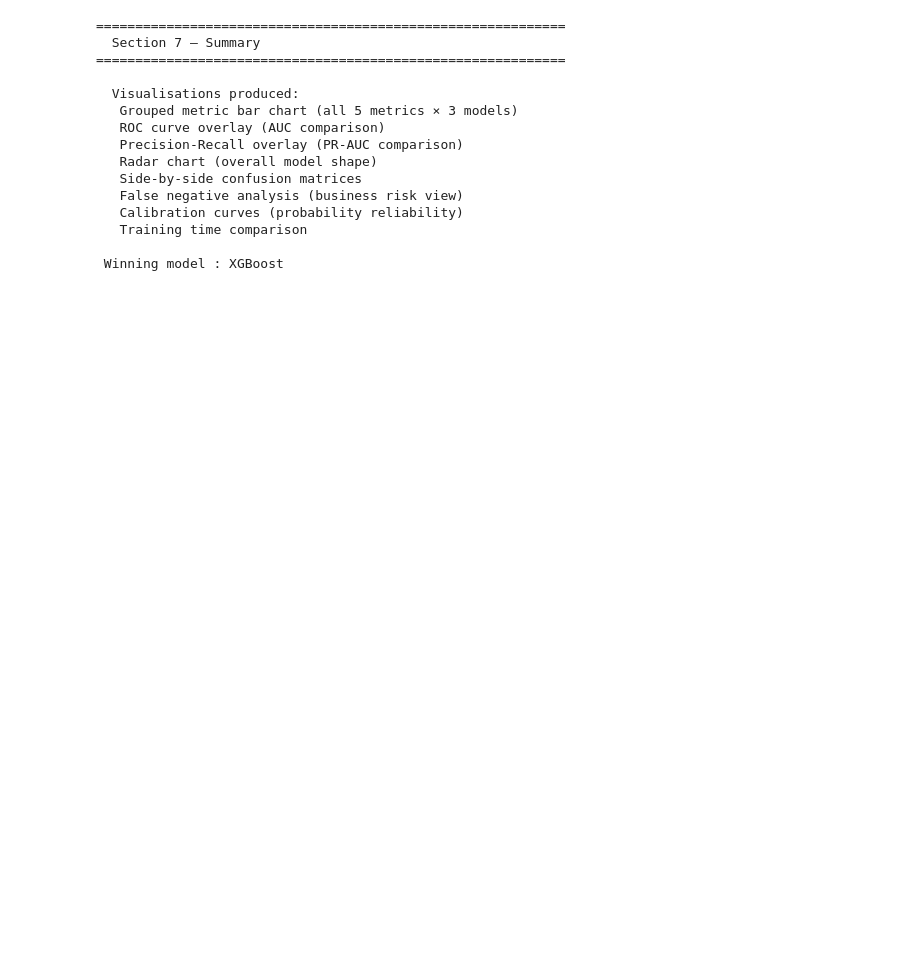
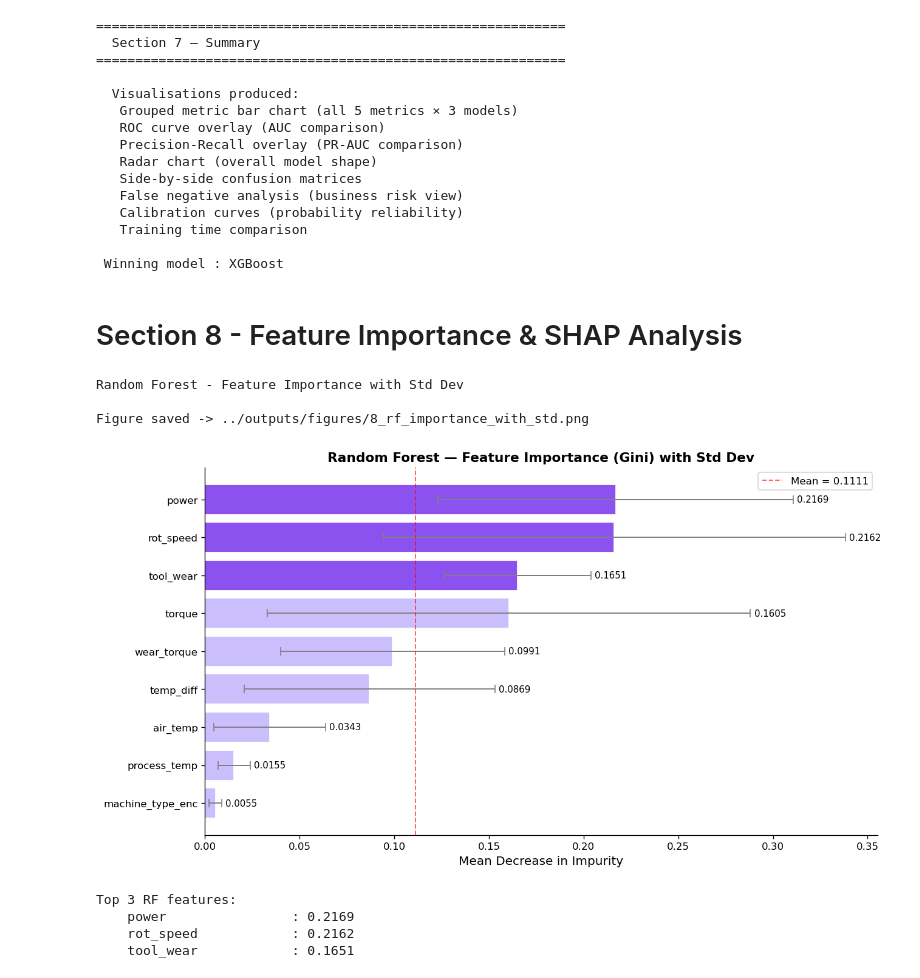
Before and after one commit to HoodaVishal/Predictive-Maintenance-ML, a Jupyter notebook: notebook/Predictive Maintenance ML.ipynb, the cells around one changed output. Saved outputs shown, nothing was run; the diff lists cells and outputs as text; code cells hidden in the pictures; blank space fills up the shorter version.

Commit message:
Add Section 8: Feature Importance and SHAP Analysis

```diff
--- a/notebook/Predictive Maintenance ML.ipynb
+++ b/notebook/Predictive Maintenance ML.ipynb
@@ -2636,3 +2636,45 @@ print()
    Training time comparison
 
  Winning model : XGBoost
+# %% [markdown]
+# Section 8 - Feature Importance & SHAP Analysis
+# %%
+# Random Forest - Built-in Importance with confidence intervals via std across trees
+print("Random Forest - Feature Importance with Std Dev\n")
+
+rf_importances = pd.Series(rf_model.feature_importances_, index = FEATURE_COLS).sort_values(ascending = False)
+
+# Std dev across individual trees
+rf_std = pd.Series( np.std([t.feature_importances_ for t in rf_model.estimators_], axis = 0), index = FEATURE_COLS
+).loc[rf_importances.index]
+
+fig, ax = plt.subplots(figsize = (11, 6))
+colors_bar = [PALETTE["rf"] if i < 3 else "#C4B5FD" for i in range(len(rf_importances))]
+
+bars = ax.barh(rf_importances.index[::-1], rf_importances.values[::-1], xerr = rf_std.values[::-1], color = colors_bar[::-1],
+               edgecolor = "white", linewidth = 1.2, capsize = 4, alpha = 0.88, error_kw = dict(ecolor = "gray", lw = 1.2))
+
+for i, (val, err) in enumerate(zip(rf_importances.values[::-1], rf_std.values[::-1])):
+    ax.text(val + err + 0.002, i,
+            f"{val:.4f}", va = "center", fontsize = 9)
+
+ax.set_title("Random Forest — Feature Importance (Gini) with Std Dev", fontsize = 13, fontweight = "bold")
+ax.set_xlabel("Mean Decrease in Impurity")
+ax.axvline(x = rf_importances.mean(), color = "red", linestyle = "--", lw = 1.2, alpha = 0.6, label = f"Mean = {rf_importances.mean():.4f}")
+ax.legend()
+
+save_fig("8_rf_importance_with_std.png")
+plt.show()
+
+print("Top 3 RF features:")
+for feat, imp in rf_importances.head(3).items():
+    print(f"    {feat:<20} : {imp:.4f}")
+# %% [output]
+Random Forest - Feature Importance with Std Dev
+
+Figure saved -> ../outputs/figures/8_rf_importance_with_std.png
+[figure, added]
+Top 3 RF features:
+    power                : 0.2169
+    rot_speed            : 0.2162
+    tool_wear            : 0.1651
```
Also changed, not shown: parts of 20 cells of this notebook, 15 other files.
